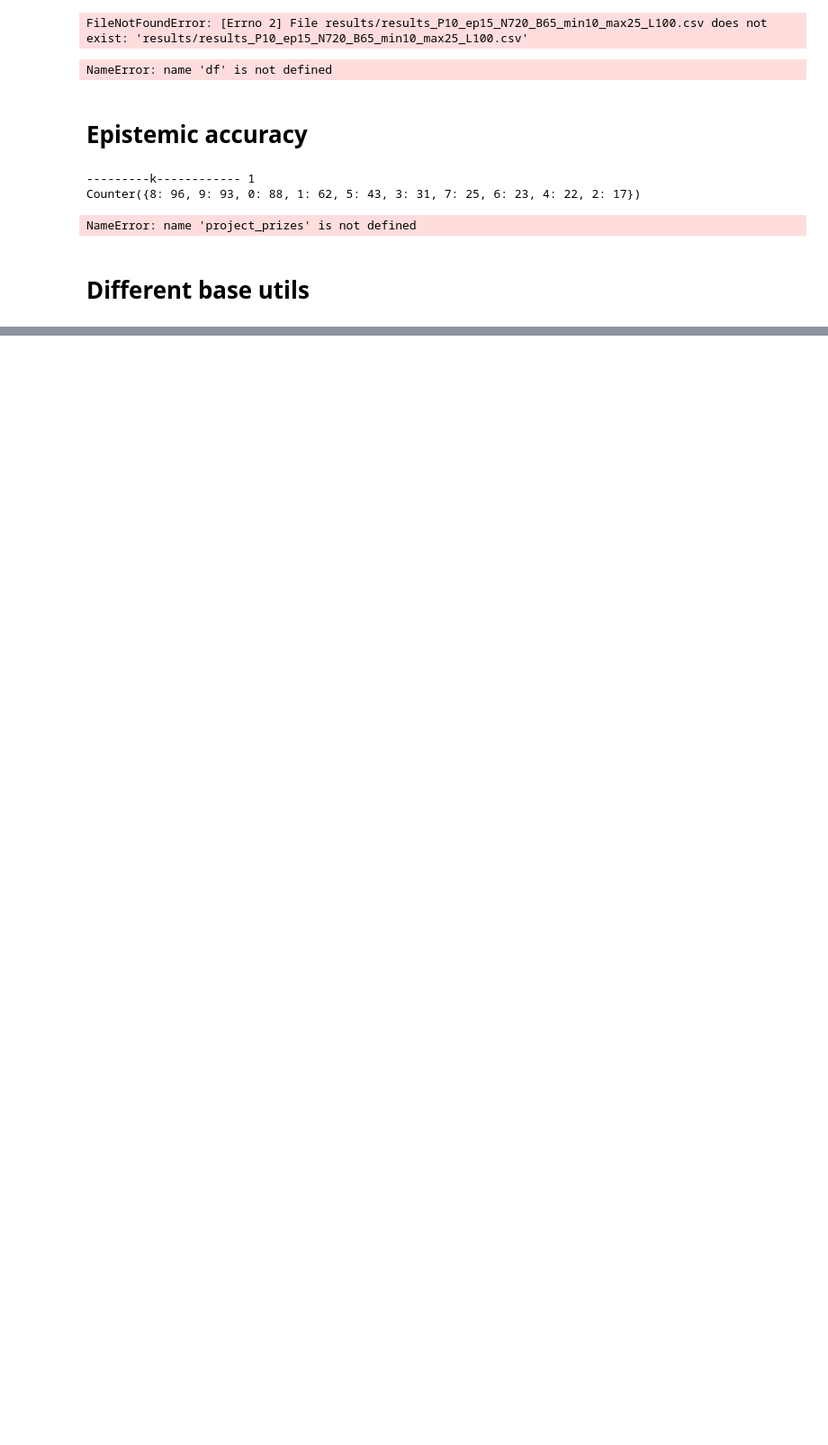
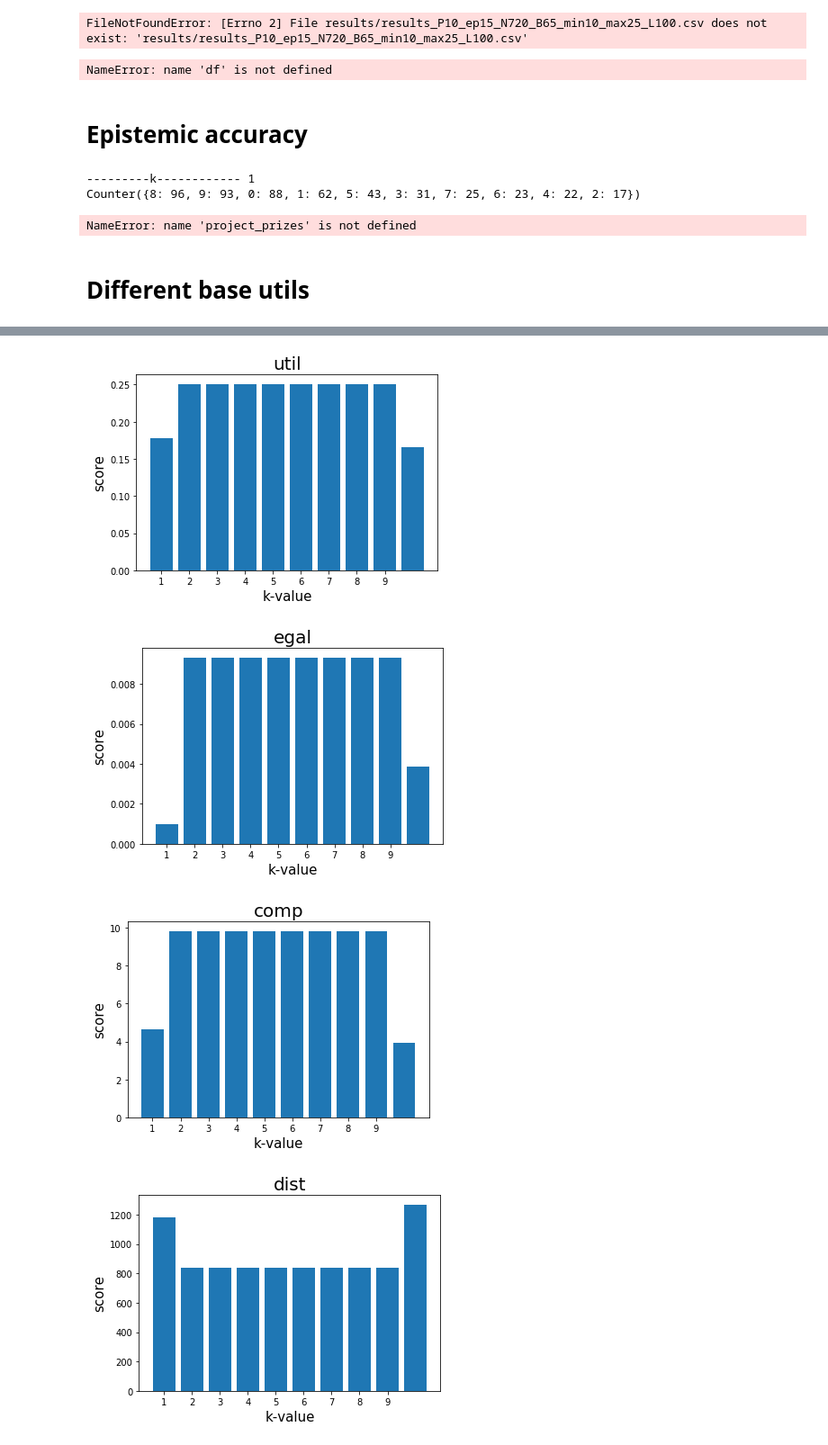
Before and after one commit to pdehaan274/ComSoc, a Jupyter notebook: analysis_puck.ipynb, the cells around one changed output, grey strips where cells are left out. Shown: that part at 90% size. Drawn from its saved outputs; the diff is of its cells as text; code cells hidden in the pictures; blank space fills up the shorter version.

```diff
--- a/analysis_puck.ipynb
+++ b/analysis_puck.ipynb
@@ -234,0 +235,7 @@ plot("dist", dist_scores)
+# %%
+P = 10
+epsilon = 5
+N = 500
+budget = 30
+min_prize = 20
+max_prize = 30
@@ -234,0 +250,13 @@ plot("dist", dist_scores)
+# %%
+# Create utilities
+base_util = top_k.make_base_util(P, True)
+base_util[0] = 30
+base_util[1:] = 2
+print(base_util)
+utilities = top_k.make_voter_utils(base_util, epsilon, N)
+print(utilities)
+# Prizes and possible sets
+prizes = top_k.make_projects(min_prize, max_prize, P)
+# prizes = normal_prizes(min_prize, max_prize, 7, P)
+possible_sets = top_k.get_possible_sets(prizes, budget)
+max_set, max_total_util = top_k.max_utility(possible_sets, utilities)
@@ -234,0 +324,23 @@ plot("dist", dist_scores)
+# %%
+from matplotlib import pyplot as plt
+
+def plot(name, scores):
+    x = range(1, P+1)
+    plt.bar(x, scores)
+
+    plt.title(name, fontsize=20)
+    plt.xticks(range(1,10))
+
+    plt.xlabel("k-value", fontsize=15)
+    plt.ylabel("score", fontsize=15)
+    plt.show()
+# %%
+plot("util", util_scores)
+plot("egal", egal_scores)
+plot("comp", comp_scores)
+plot("dist", dist_scores)
+# %% [output]
+[figure, added]
+[figure, added]
+[figure, added]
+[figure, added]
```
Also changed, not shown: parts of 9 cells of this notebook, 1 other file.
